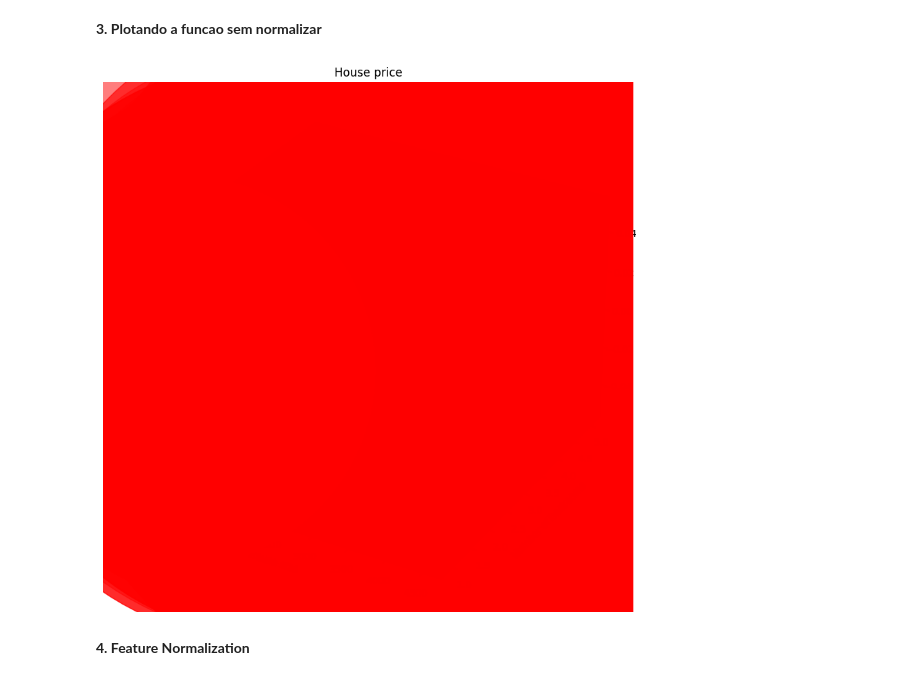
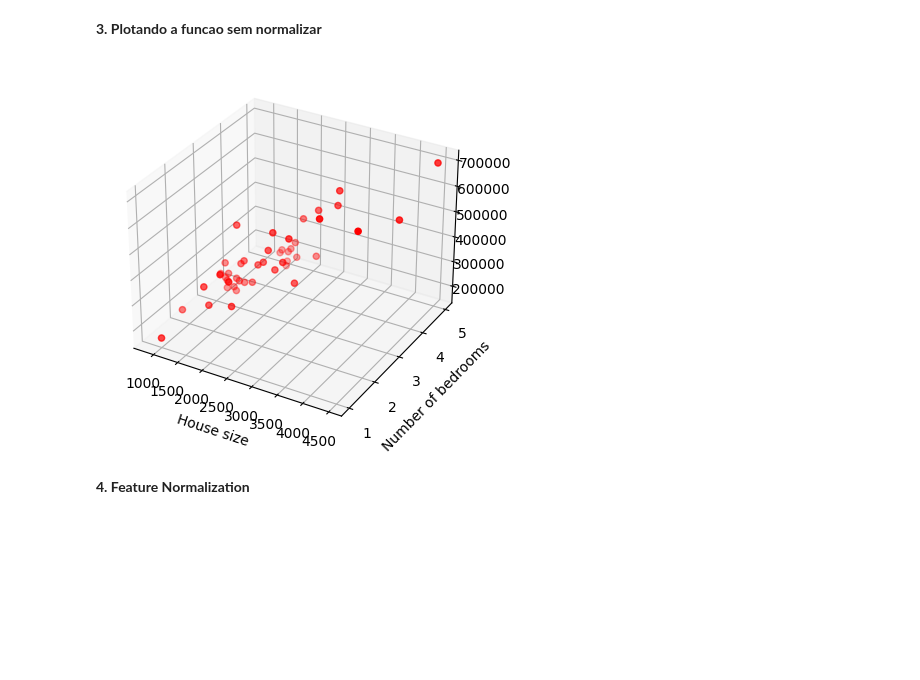
Before and after one commit to vmleroy/ic-cefet, a Jupyter notebook: 2-Regressao-Linear/exercicio2.ipynb, the cells around one changed output. Drawn from its saved outputs; the diff is of its cells as text; code cells hidden in the pictures; blank space fills up the shorter version.

```diff
--- a/2-Regressao-Linear/exercicio2.ipynb
+++ b/2-Regressao-Linear/exercicio2.ipynb
@@ -36,14 +36,13 @@ print(df)
 # %% [markdown]
 **3. Plotando a funcao sem normalizar**
 # %%
-plt.figure(figsize=(10, 10)).add_subplot(projection='3d')
-plt.scatter(house_sizes, number_of_bedrooms, house_prices, c='r', marker='o')
+ax = plt.axes(projection='3d')
+ax.scatter3D(house_sizes, number_of_bedrooms, house_prices, zdir="z" ,c='r', marker='o')
 plt.xlabel('House size')
 plt.ylabel('Number of bedrooms')
-plt.title('House price')
 plt.show()
 # %% [output]
-[figure, old version]
+[figure, new version]
 # %% [markdown]
 **4. Feature Normalization**
 # %%
```
Also changed, not shown: parts of 17 cells of this notebook, 1 other file.
